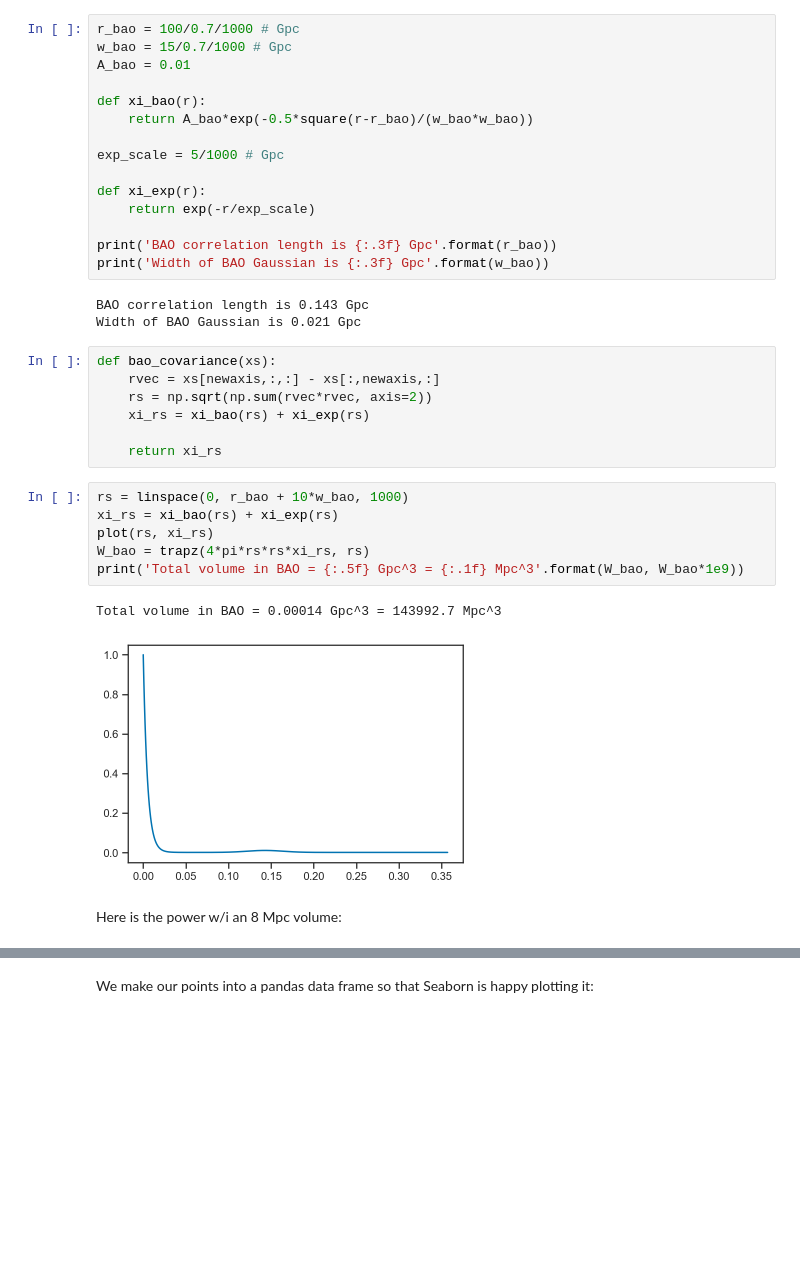
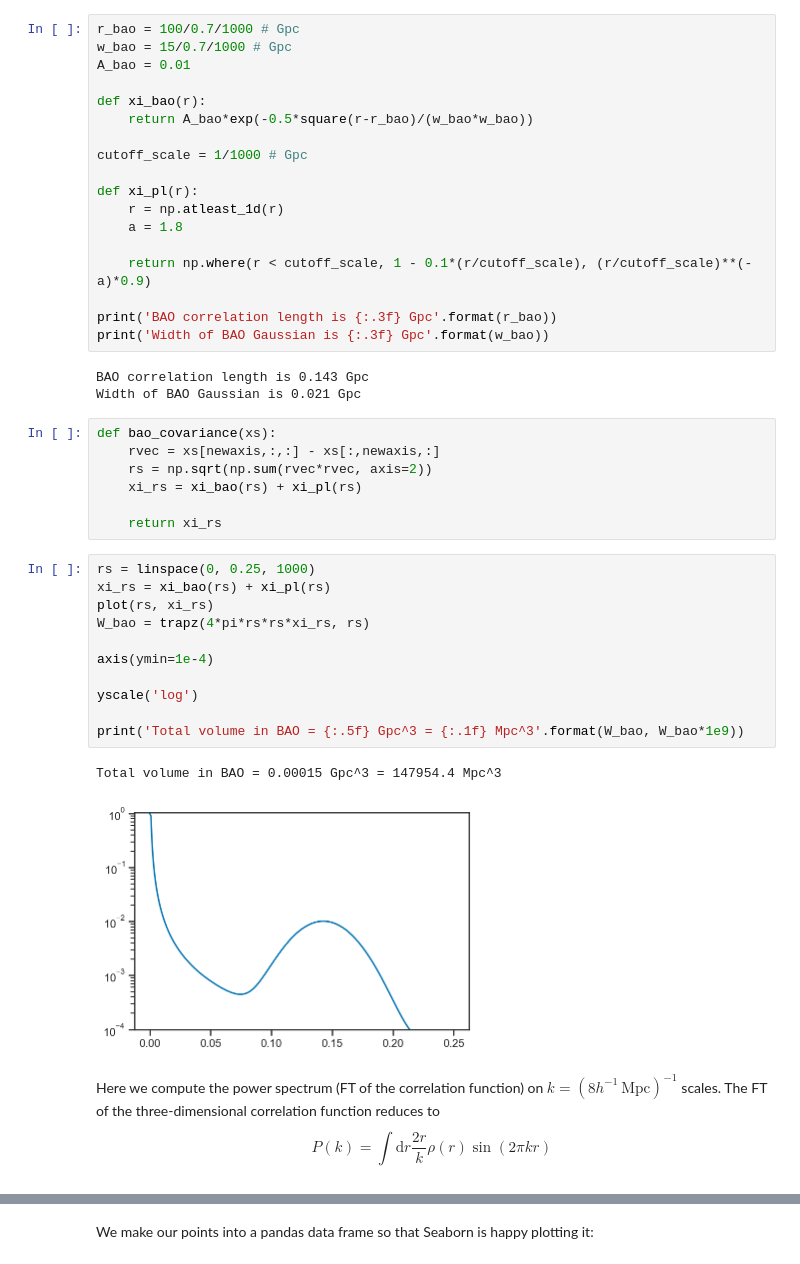
Before and after one commit to farr/GWBAO, a Jupyter notebook: MockData.ipynb, the cells around one changed output, grey strips where cells are left out. Cells and saved outputs as stored; diff of their text form; blank space fills up the shorter version.

```diff
--- a/MockData.ipynb
+++ b/MockData.ipynb
@@ -48,10 +50,13 @@ A_bao = 0.01
 def xi_bao(r):
     return A_bao*exp(-0.5*square(r-r_bao)/(w_bao*w_bao))
 
-exp_scale = 5/1000 # Gpc
+cutoff_scale = 1/1000 # Gpc
 
-def xi_exp(r):
-    return exp(-r/exp_scale)
+def xi_pl(r):
+    r = np.atleast_1d(r)
+    a = 1.8
+
+    return np.where(r < cutoff_scale, 1 - 0.1*(r/cutoff_scale), (r/cutoff_scale)**(-a)*0.9)
 
 print('BAO correlation length is {:.3f} Gpc'.format(r_bao))
 print('Width of BAO Gaussian is {:.3f} Gpc'.format(w_bao))
@@ -62,18 +67,26 @@ Width of BAO Gaussian is 0.021 Gpc
 def bao_covariance(xs):
     rvec = xs[newaxis,:,:] - xs[:,newaxis,:]
     rs = np.sqrt(np.sum(rvec*rvec, axis=2))
-    xi_rs = xi_bao(rs) + xi_exp(rs)
+    xi_rs = xi_bao(rs) + xi_pl(rs)
 
     return xi_rs
 # %%
-rs = linspace(0, r_bao + 10*w_bao, 1000)
-xi_rs = xi_bao(rs) + xi_exp(rs)
+rs = linspace(0, 0.25, 1000)
+xi_rs = xi_bao(rs) + xi_pl(rs)
 plot(rs, xi_rs)
 W_bao = trapz(4*pi*rs*rs*xi_rs, rs)
+
+axis(ymin=1e-4)
+
+yscale('log')
+
 print('Total volume in BAO = {:.5f} Gpc^3 = {:.1f} Mpc^3'.format(W_bao, W_bao*1e9))
 # %% [output]
-Total volume in BAO = 0.00014 Gpc^3 = 143992.7 Mpc^3
+Total volume in BAO = 0.00015 Gpc^3 = 147954.4 Mpc^3
-[figure, old version]
+[figure, new version]
-# %% [markdown]
-Here is the power w/i an 8 Mpc volume:
+# %% [markdown]
+Here we compute the power spectrum (FT of the correlation function) on $k = \left(8 h^{-1} \, \mathrm{Mpc}\right)^{-1}$ scales.  The FT of the three-dimensional correlation function reduces to
+$$
+P(k) = \int \mathrm{d} r \frac{2 r}{k} \rho(r) \sin\left( 2 \pi k r \right)
+$$
 # %%
```
Also changed, not shown: parts of 15 cells of this notebook, 2 other files.
